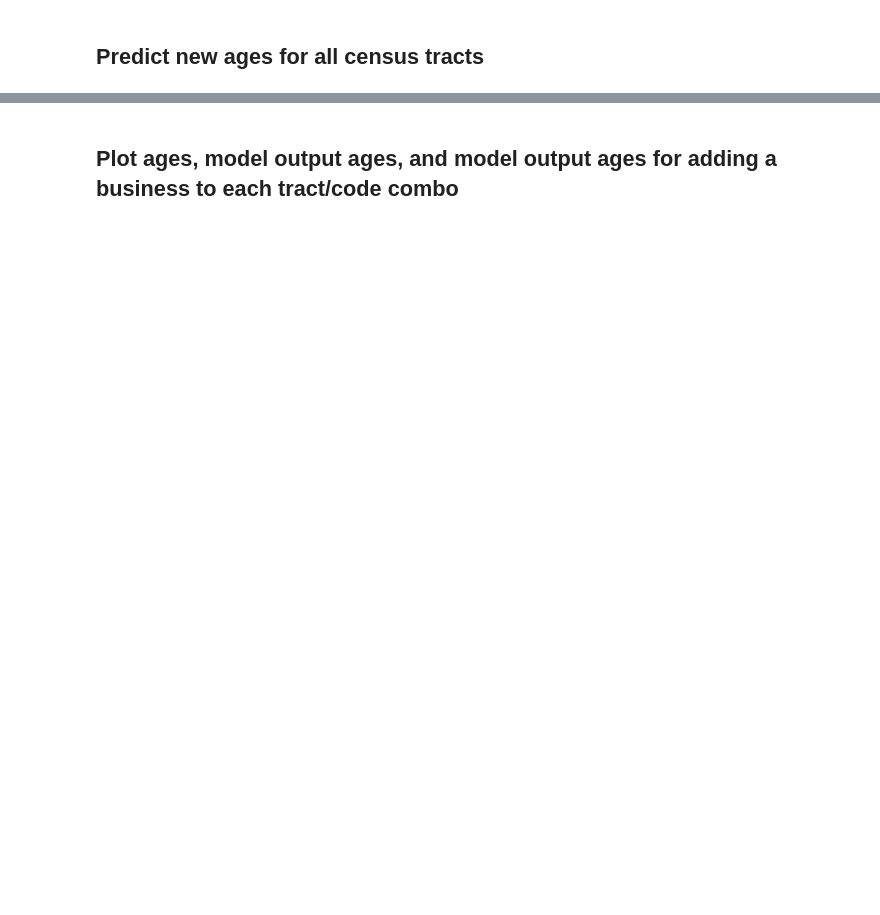
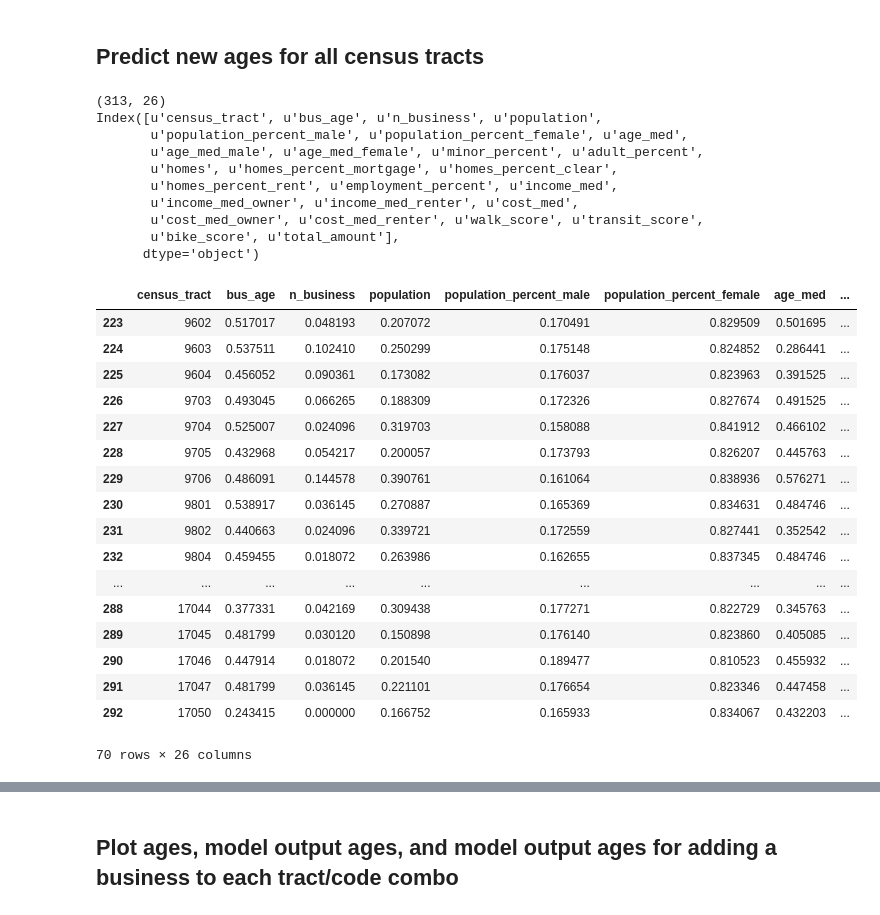
Before and after one commit to jmsilverman/insight_project, a Jupyter notebook: lin_reg_training3.ipynb, the cells around one changed output, grey strips where cells are left out. Cells and saved outputs as stored; diff of their text form; code cells hidden in the pictures; blank space fills up the shorter version.

```diff
--- a/lin_reg_training3.ipynb
+++ b/lin_reg_training3.ipynb
@@ -141,33 +222,63 @@ print "LOOCV = " + str(loocv)
 # %%
 # read in features and labels/examples (see build_features_labels2.ipynb for more info)
 features_all = pd.read_csv('data_final/features.csv')
+features_all['n_business'] = features_all['n_businesses'+extra]
 features_all = features_all.drop('n_businesses_11', 1)
 features_all = features_all.drop('n_businesses_21', 1)
 features_all = features_all.drop('n_businesses_22', 1)
 features_all = features_all.drop('n_businesses_23', 1)
 features_all = features_all.drop('n_businesses_31', 1)
 features_all = features_all.drop('n_businesses_32', 1)
 features_all = features_all.drop('n_businesses_33', 1)
 features_all = features_all.drop('n_businesses_42', 1)
 features_all = features_all.drop('n_businesses_44', 1)
 features_all = features_all.drop('n_businesses_45', 1)
 features_all = features_all.drop('n_businesses_48', 1)
 features_all = features_all.drop('n_businesses_49', 1)
 features_all = features_all.drop('n_businesses_51', 1)
 features_all = features_all.drop('n_businesses_52', 1)
 features_all = features_all.drop('n_businesses_53', 1)
 features_all = features_all.drop('n_businesses_54', 1)
 features_all = features_all.drop('n_businesses_55', 1)
 features_all = features_all.drop('n_businesses_56', 1)
 features_all = features_all.drop('n_businesses_61', 1)
 features_all = features_all.drop('n_businesses_62', 1)
 features_all = features_all.drop('n_businesses_71', 1)
 features_all = features_all.drop('n_businesses_72', 1)
 features_all = features_all.drop('n_businesses_81', 1)
 features_all = features_all.drop('n_businesses_92', 1)
 print features_all.shape
 print features_all.columns
 features_all[-90:-20]
+# %% [output]
+(313, 26)
+Index([u'census_tract', u'bus_age', u'n_business', u'population',
+       u'population_percent_male', u'population_percent_female', u'age_med',
+       u'age_med_male', u'age_med_female', u'minor_percent', u'adult_percent',
+       u'homes', u'homes_percent_mortgage', u'homes_percent_clear',
+       u'homes_percent_rent', u'employment_percent', u'income_med',
+       u'income_med_owner', u'income_med_renter', u'cost_med',
+       u'cost_med_owner', u'cost_med_renter', u'walk_score', u'transit_score',
+       u'bike_score', u'total_amount'],
+      dtype='object')
+|  | census_tract | bus_age | n_business | population | population_percent_male | population_percent_female | age_med | ... |
+| 223 | 9602 | 0.517017 | 0.048193 | 0.207072 | 0.170491 | 0.829509 | 0.501695 | ... |
+| 224 | 9603 | 0.537511 | 0.102410 | 0.250299 | 0.175148 | 0.824852 | 0.286441 | ... |
+| 225 | 9604 | 0.456052 | 0.090361 | 0.173082 | 0.176037 | 0.823963 | 0.391525 | ... |
+| 226 | 9703 | 0.493045 | 0.066265 | 0.188309 | 0.172326 | 0.827674 | 0.491525 | ... |
+| 227 | 9704 | 0.525007 | 0.024096 | 0.319703 | 0.158088 | 0.841912 | 0.466102 | ... |
+| 228 | 9705 | 0.432968 | 0.054217 | 0.200057 | 0.173793 | 0.826207 | 0.445763 | ... |
+| 229 | 9706 | 0.486091 | 0.144578 | 0.390761 | 0.161064 | 0.838936 | 0.576271 | ... |
+| 230 | 9801 | 0.538917 | 0.036145 | 0.270887 | 0.165369 | 0.834631 | 0.484746 | ... |
+| 231 | 9802 | 0.440663 | 0.024096 | 0.339721 | 0.172559 | 0.827441 | 0.352542 | ... |
+| 232 | 9804 | 0.459455 | 0.018072 | 0.263986 | 0.162655 | 0.837345 | 0.484746 | ... |
+| ... | ... | ... | ... | ... | ... | ... | ... | ... |
+| 288 | 17044 | 0.377331 | 0.042169 | 0.309438 | 0.177271 | 0.822729 | 0.345763 | ... |
+| 289 | 17045 | 0.481799 | 0.030120 | 0.150898 | 0.176140 | 0.823860 | 0.405085 | ... |
+| 290 | 17046 | 0.447914 | 0.018072 | 0.201540 | 0.189477 | 0.810523 | 0.455932 | ... |
+| 291 | 17047 | 0.481799 | 0.036145 | 0.221101 | 0.176654 | 0.823346 | 0.447458 | ... |
+| 292 | 17050 | 0.243415 | 0.000000 | 0.166752 | 0.165933 | 0.834067 | 0.432203 | ... |
+70 rows × 26 columns
 # %%
 # make predictions for this code for all tracts
 bus_age_pred_final = model.predict(features_all)
```
Also changed, not shown: parts of 14 cells of this notebook, 9 other files.
